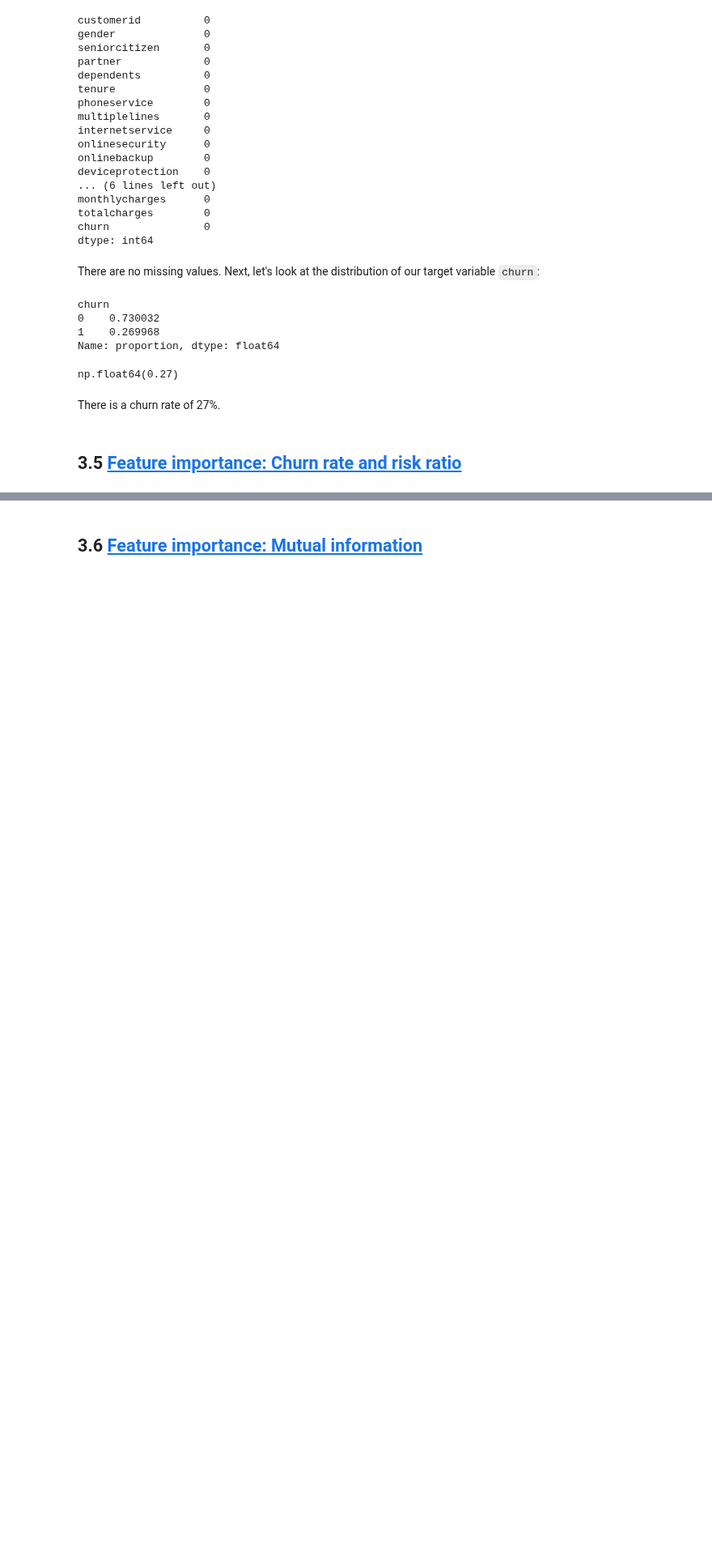
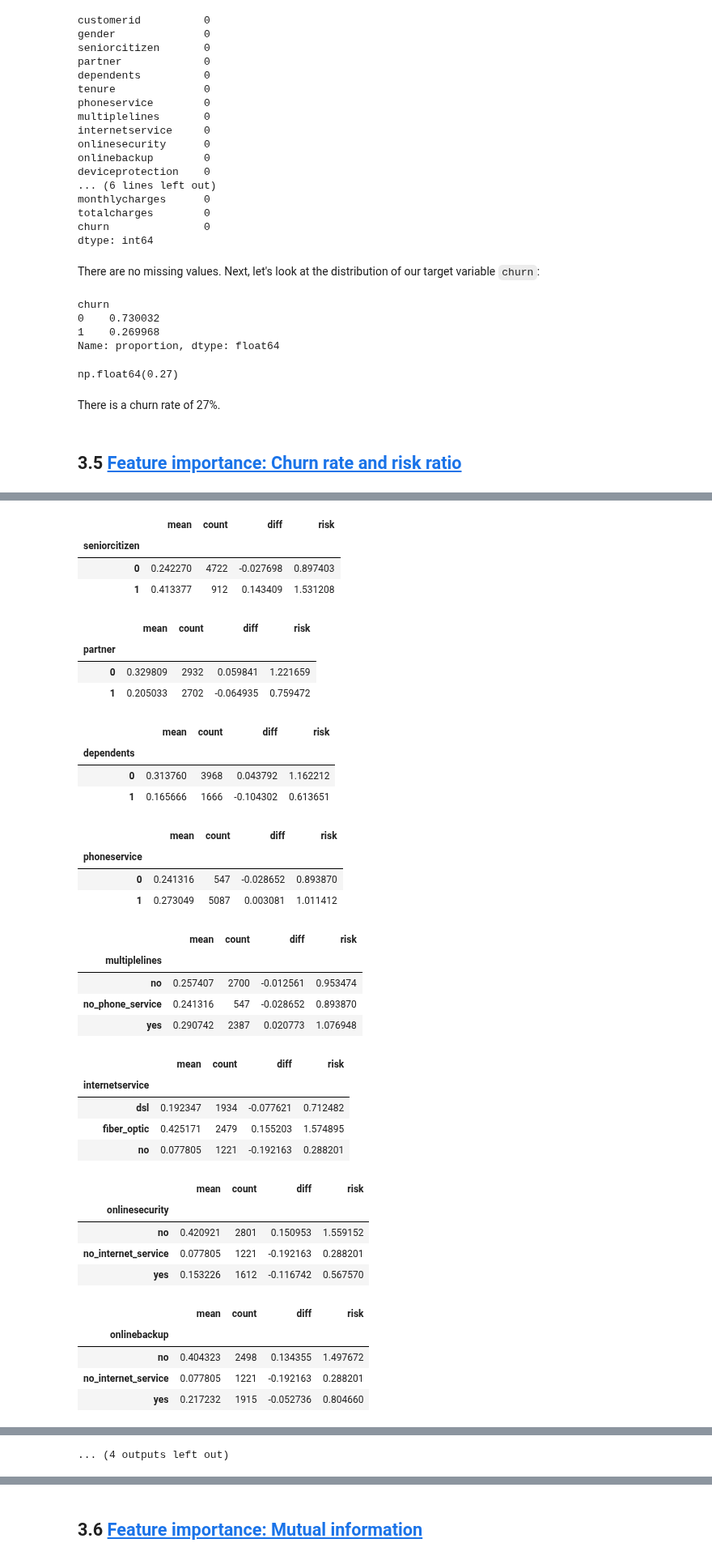
Before and after one commit to kemaldahha/machine-learning-course, a Jupyter notebook: week_3_notes.ipynb, the cells around one changed output, grey strips where cells are left out. Shown at 81% size. Saved outputs shown, nothing was run; the diff lists cells and outputs as text; code cells hidden in the pictures; blank space fills up the shorter version.

```diff
--- a/week_3_notes.ipynb
+++ b/week_3_notes.ipynb
@@ -284,2 +291,5 @@ categorical = [col for col in df_full_train.columns if col not in numeric + ["ch
+# %%
+numeric = ["tenure", "monthlycharges", "totalcharges"]
+categorical = df_full_train.drop(columns=["churn", "tenure"]).select_dtypes(include=["category", "int8"]).columns
 # %% [markdown]
 ## 3.5 [Feature importance: Churn rate and risk ratio](https://github.com/DataTalksClub/machine-learning-zoomcamp/blob/master/03-classification/05-risk.md)
@@ -285,0 +356,15 @@ categorical = [col for col in df_full_train.columns if col not in numeric + ["ch
+# %%
+for col in categorical:
+    display(
+        (
+            df_full_train
+            .groupby(col, observed=True)
+            .churn
+            .agg(["mean", "count"])
+        )
+        .assign(
+            diff=lambda df_: df_["mean"] - df_full_train.churn.mean(),
+            risk=lambda df_: df_["mean"] / df_full_train.churn.mean()
+        )
+    )
+# %% [output]
@@ -285,0 +375,36 @@ categorical = [col for col in df_full_train.columns if col not in numeric + ["ch
+|  | mean | count | diff | risk |
+| seniorcitizen |  |  |  |  |
+| 0 | 0.242270 | 4722 | -0.027698 | 0.897403 |
+| 1 | 0.413377 | 912 | 0.143409 | 1.531208 |
+|  | mean | count | diff | risk |
+| partner |  |  |  |  |
+| 0 | 0.329809 | 2932 | 0.059841 | 1.221659 |
+| 1 | 0.205033 | 2702 | -0.064935 | 0.759472 |
+|  | mean | count | diff | risk |
+| dependents |  |  |  |  |
+| 0 | 0.313760 | 3968 | 0.043792 | 1.162212 |
+| 1 | 0.165666 | 1666 | -0.104302 | 0.613651 |
+|  | mean | count | diff | risk |
+| phoneservice |  |  |  |  |
+| 0 | 0.241316 | 547 | -0.028652 | 0.893870 |
+| 1 | 0.273049 | 5087 | 0.003081 | 1.011412 |
+|  | mean | count | diff | risk |
+| multiplelines |  |  |  |  |
+| no | 0.257407 | 2700 | -0.012561 | 0.953474 |
+| no_phone_service | 0.241316 | 547 | -0.028652 | 0.893870 |
+| yes | 0.290742 | 2387 | 0.020773 | 1.076948 |
+|  | mean | count | diff | risk |
+| internetservice |  |  |  |  |
+| dsl | 0.192347 | 1934 | -0.077621 | 0.712482 |
+| fiber_optic | 0.425171 | 2479 | 0.155203 | 1.574895 |
+| no | 0.077805 | 1221 | -0.192163 | 0.288201 |
+|  | mean | count | diff | risk |
+| onlinesecurity |  |  |  |  |
+| no | 0.420921 | 2801 | 0.150953 | 1.559152 |
+| no_internet_service | 0.077805 | 1221 | -0.192163 | 0.288201 |
+| yes | 0.153226 | 1612 | -0.116742 | 0.567570 |
+|  | mean | count | diff | risk |
+| onlinebackup |  |  |  |  |
+| no | 0.404323 | 2498 | 0.134355 | 1.497672 |
+| no_internet_service | 0.077805 | 1221 | -0.192163 | 0.288201 |
+| yes | 0.217232 | 1915 | -0.052736 | 0.804660 |
@@ -285,0 +426 @@ categorical = [col for col in df_full_train.columns if col not in numeric + ["ch
+... (4 outputs left out)
```
Also changed, not shown: parts of 20 cells of this notebook.
